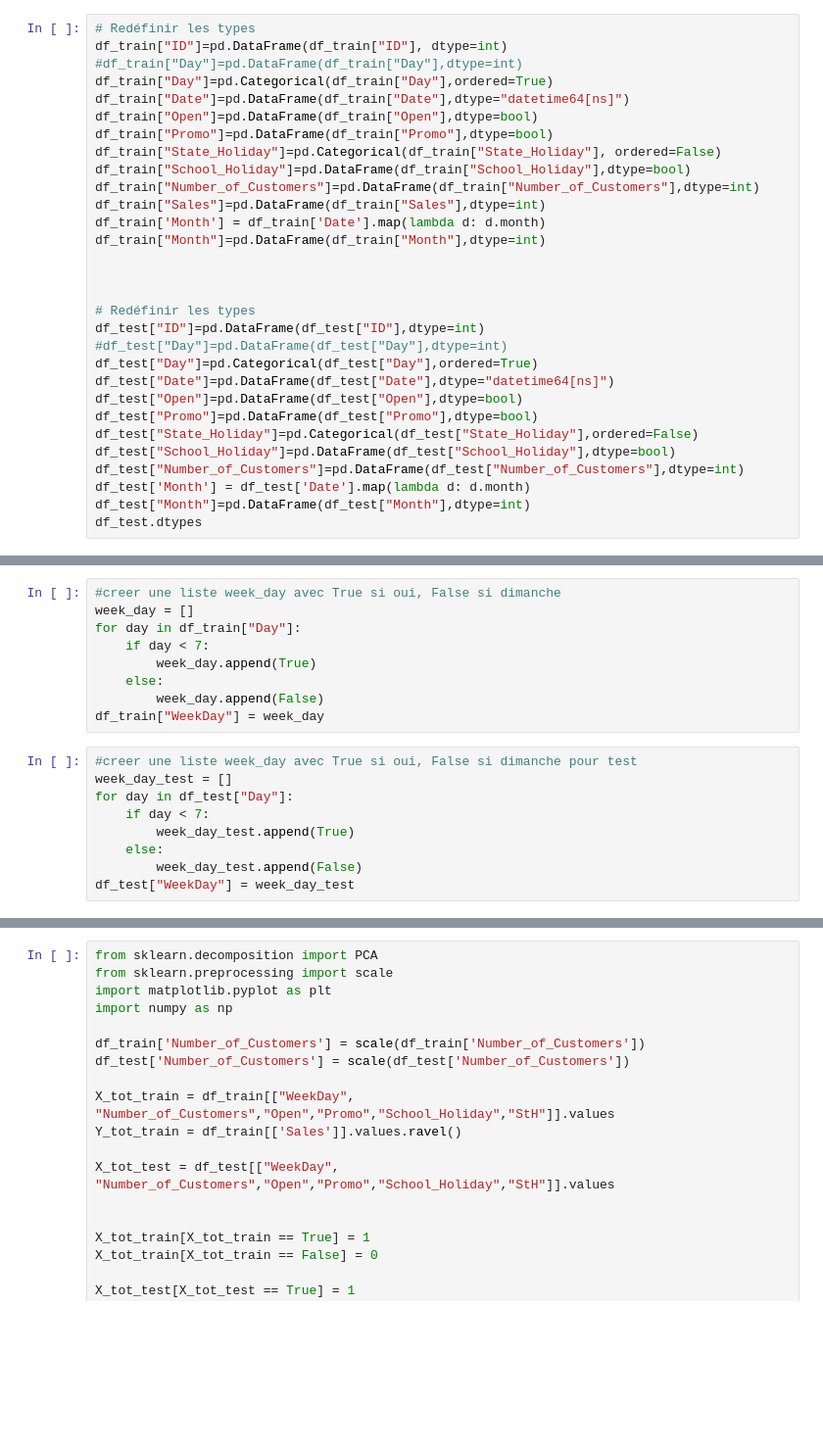
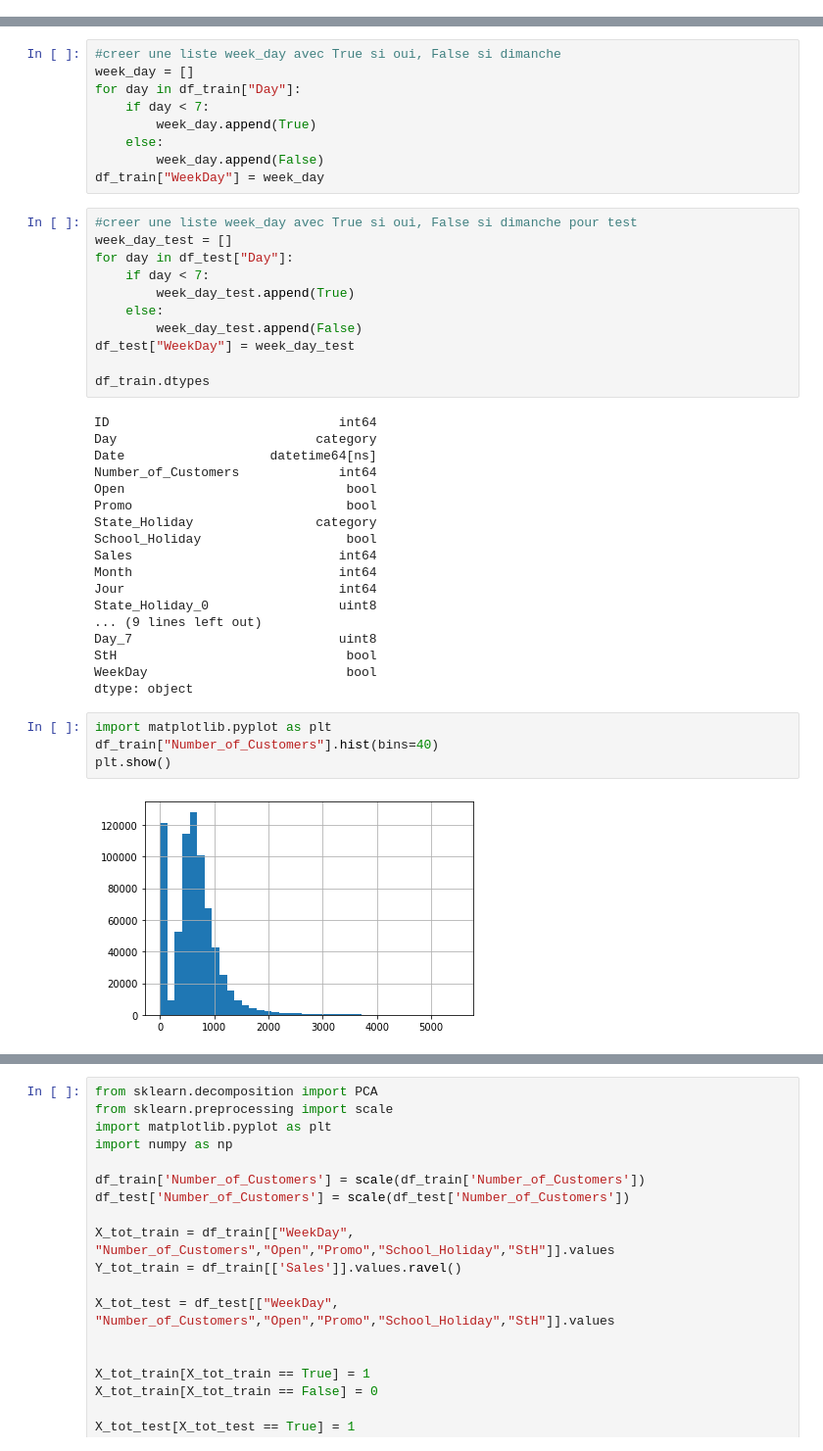
Before and after one commit to Arnofnr/ProjectBigDataCertif, a Jupyter notebook: SalesPredictionOlivier.ipynb, the cells around one changed output, grey strips where cells are left out. Shown at 98% size. Drawn from its saved outputs; the diff is of its cells as text; blank space fills up the shorter version.

```diff
--- a/SalesPredictionOlivier.ipynb
+++ b/SalesPredictionOlivier.ipynb
@@ -54,30 +80,0 @@ dtype: object
-# %%
-# Redéfinir les types
-df_train["ID"]=pd.DataFrame(df_train["ID"], dtype=int)
-#df_train["Day"]=pd.DataFrame(df_train["Day"],dtype=int)
-df_train["Day"]=pd.Categorical(df_train["Day"],ordered=True)
-df_train["Date"]=pd.DataFrame(df_train["Date"],dtype="datetime64[ns]")
-df_train["Open"]=pd.DataFrame(df_train["Open"],dtype=bool)
-df_train["Promo"]=pd.DataFrame(df_train["Promo"],dtype=bool)
-df_train["State_Holiday"]=pd.Categorical(df_train["State_Holiday"], ordered=False)
-df_train["School_Holiday"]=pd.DataFrame(df_train["School_Holiday"],dtype=bool)
-df_train["Number_of_Customers"]=pd.DataFrame(df_train["Number_of_Customers"],dtype=int)
-df_train["Sales"]=pd.DataFrame(df_train["Sales"],dtype=int)
-df_train['Month'] = df_train['Date'].map(lambda d: d.month)
-df_train["Month"]=pd.DataFrame(df_train["Month"],dtype=int)
-
-
-
-# Redéfinir les types
-df_test["ID"]=pd.DataFrame(df_test["ID"],dtype=int)
-#df_test["Day"]=pd.DataFrame(df_test["Day"],dtype=int)
-df_test["Day"]=pd.Categorical(df_test["Day"],ordered=True)
-df_test["Date"]=pd.DataFrame(df_test["Date"],dtype="datetime64[ns]")
-df_test["Open"]=pd.DataFrame(df_test["Open"],dtype=bool)
-df_test["Promo"]=pd.DataFrame(df_test["Promo"],dtype=bool)
-df_test["State_Holiday"]=pd.Categorical(df_test["State_Holiday"],ordered=False)
-df_test["School_Holiday"]=pd.DataFrame(df_test["School_Holiday"],dtype=bool)
-df_test["Number_of_Customers"]=pd.DataFrame(df_test["Number_of_Customers"],dtype=int)
-df_test['Month'] = df_test['Date'].map(lambda d: d.month)
-df_test["Month"]=pd.DataFrame(df_test["Month"],dtype=int)
-df_test.dtypes
@@ -162,3 +114,29 @@ for day in df_test["Day"]:
     else:
         week_day_test.append(False)
 df_test["WeekDay"] = week_day_test
+
+df_train.dtypes
+# %% [output]
+ID                              int64
+Day                          category
+Date                   datetime64[ns]
+Number_of_Customers             int64
+Open                             bool
+Promo                            bool
+State_Holiday                category
+School_Holiday                   bool
+Sales                           int64
+Month                           int64
+Jour                            int64
+State_Holiday_0                 uint8
+... (9 lines left out)
+Day_7                           uint8
+StH                              bool
+WeekDay                          bool
+dtype: object
+# %%
+import matplotlib.pyplot as plt
+df_train["Number_of_Customers"].hist(bins=40)
+plt.show()
+# %% [output]
+[figure, added]
```
Also changed, not shown: parts of 74 cells of this notebook.
